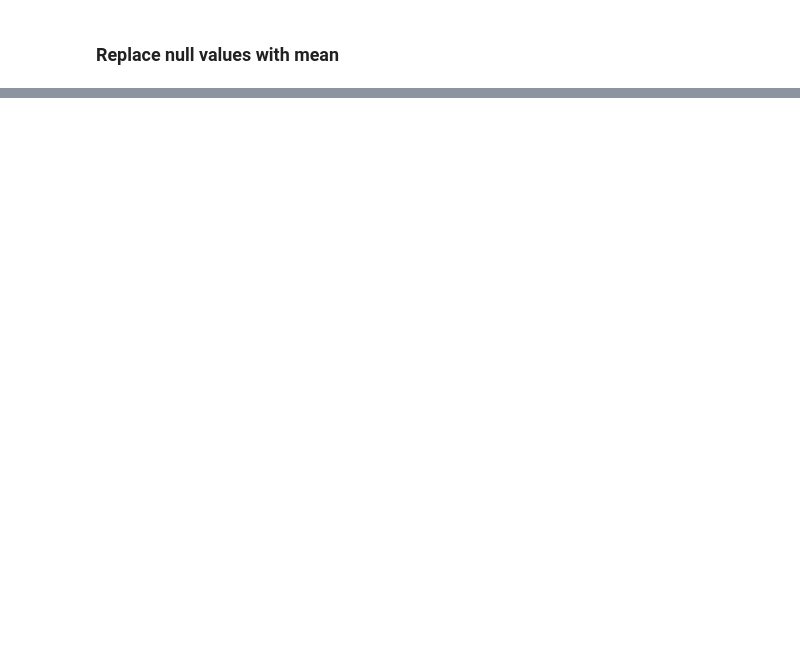
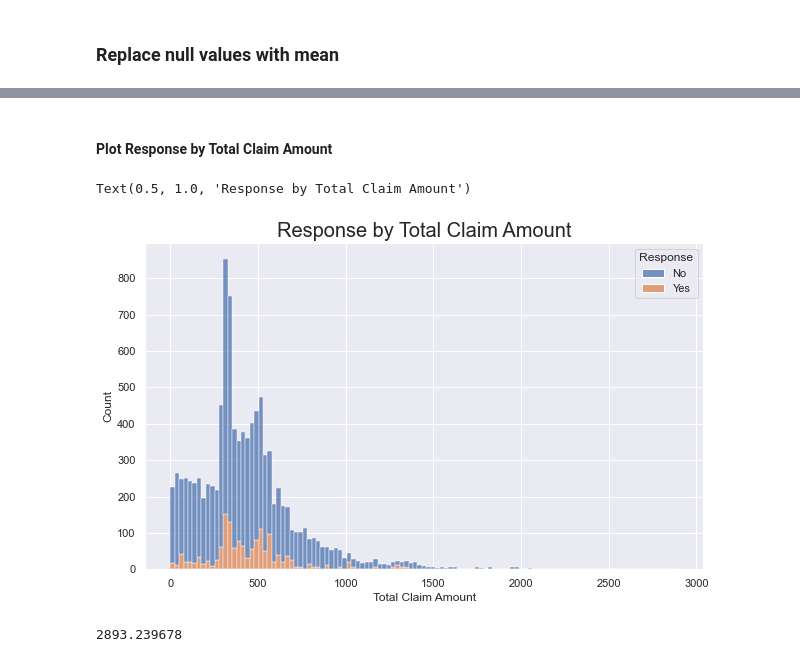
Before and after one commit to emma23579/IronhackLabs, a Jupyter notebook: Customer_Analysis_Case_Study_Emma.ipynb, the cells around one changed output, grey strips where cells are left out. Cells and saved outputs as stored; diff of their text form; code cells hidden in the pictures; blank space fills up the shorter version.

```diff
--- a/Customer_Analysis_Case_Study_Emma.ipynb
+++ b/Customer_Analysis_Case_Study_Emma.ipynb
@@ -367,0 +524,13 @@ df.income = df.income.fillna(mean_clv)
+# %% [markdown]
+#### Plot Response by Total Claim Amount
+# %%
+plt.figure(figsize=(10,6))
+ax = sns.histplot(data=new_df, x="Total Claim Amount", hue="Response", multiple="stack")
+ax.set_title("Response by Total Claim Amount", fontsize=20)
+# %% [output]
+Text(0.5, 1.0, 'Response by Total Claim Amount')
+[figure, added]
+# %%
+new_df["Total Claim Amount"].max()
+# %% [output]
+2893.239678
```
Also changed, not shown: parts of 90 cells of this notebook.
